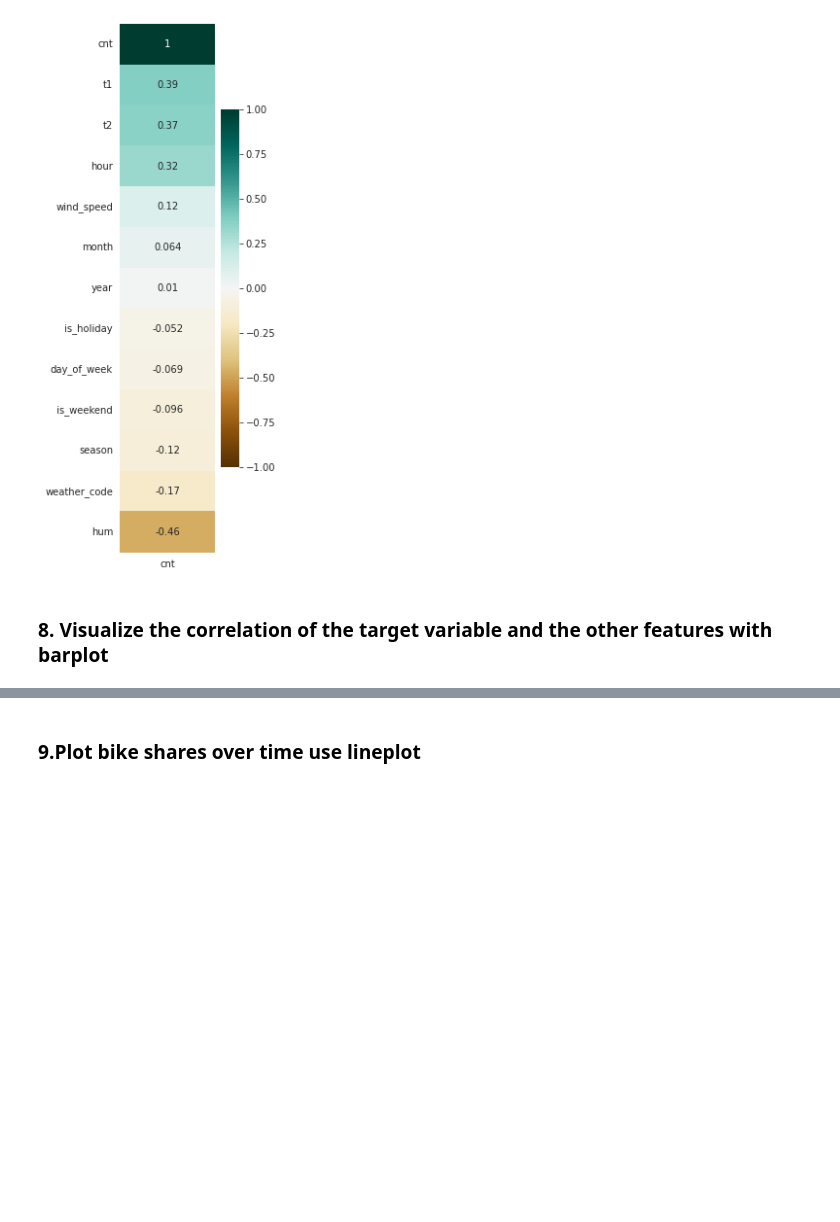
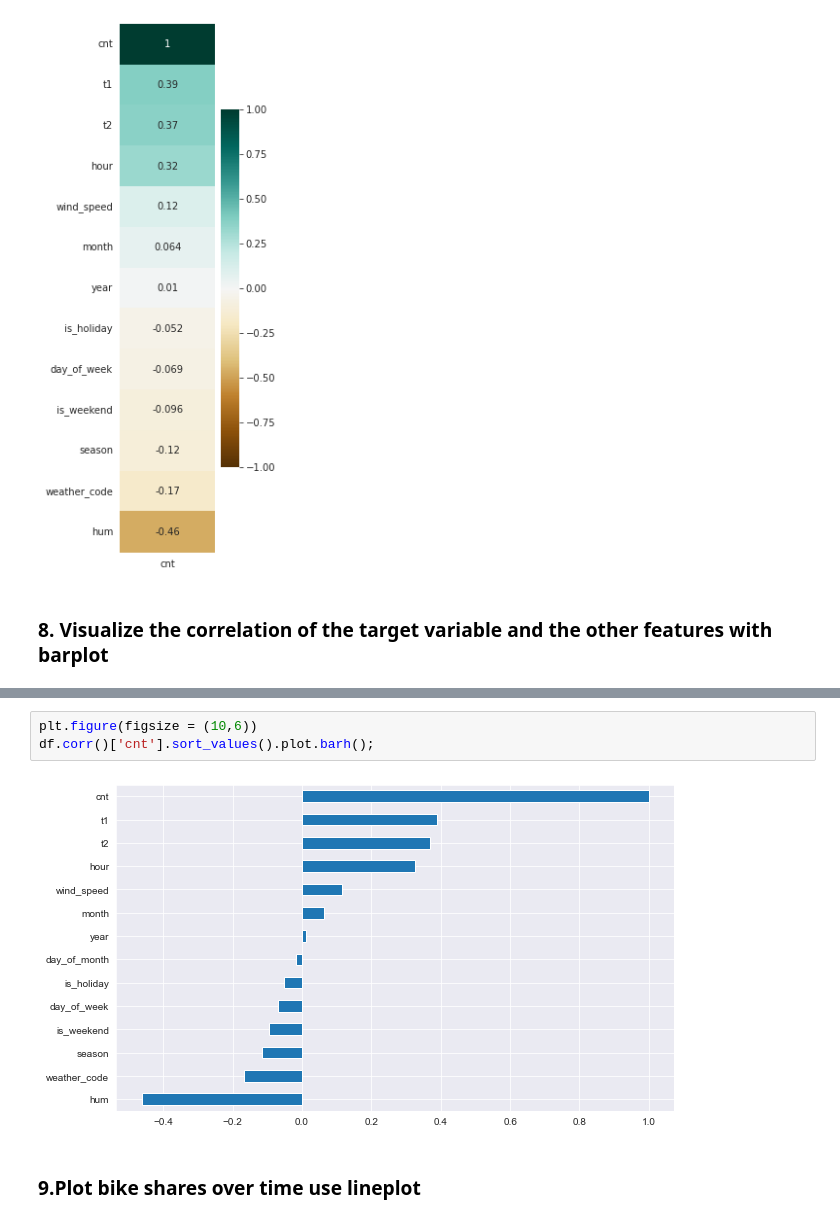
Before and after one commit to Nilswonderland/Portfolio, a Jupyter notebook: DV_capstone_1_.ipynb, the cells around one changed output, grey strips where cells are left out. Drawn from its saved outputs; the diff is of its cells as text; blank space fills up the shorter version.

```diff
--- a/DV_capstone_1_.ipynb
+++ b/DV_capstone_1_.ipynb
@@ -246,2 +253,7 @@ sns.heatmap(df.corr().loc[:, ['cnt']].sort_values(by=['cnt'],ascending=False), c
+# %%
+plt.figure(figsize = (10,6))
+df.corr()['cnt'].sort_values().plot.barh();
+# %% [output]
+[figure, added]
 # %% [markdown]
 ### 9.Plot bike shares over time use lineplot
```
Also changed, not shown: parts of 35 cells of this notebook, 1 other file.
